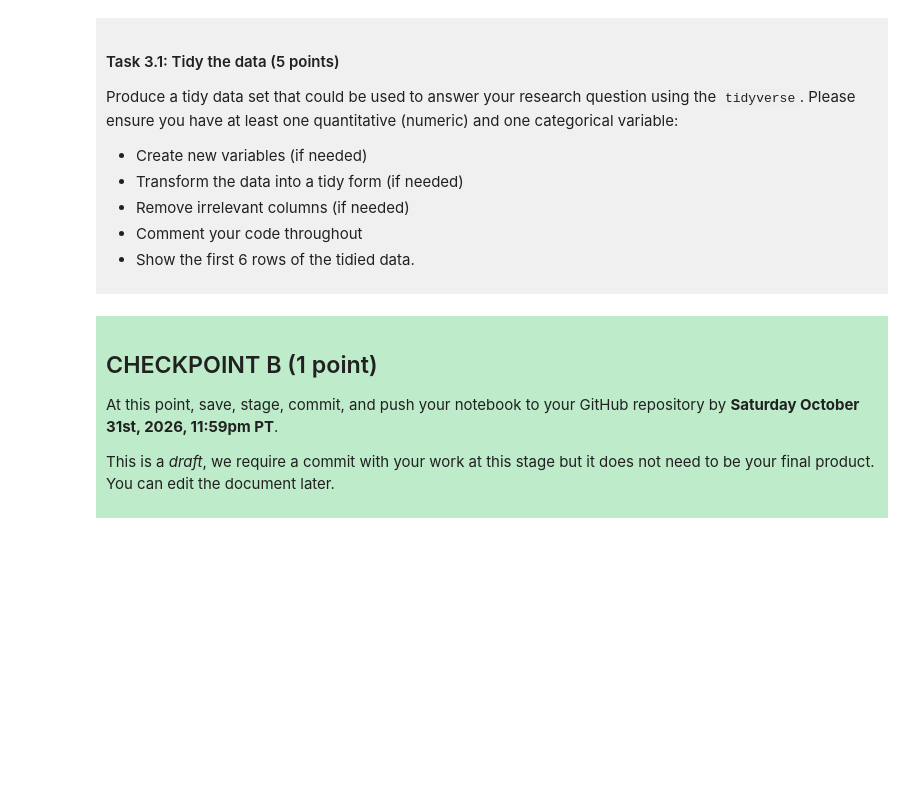
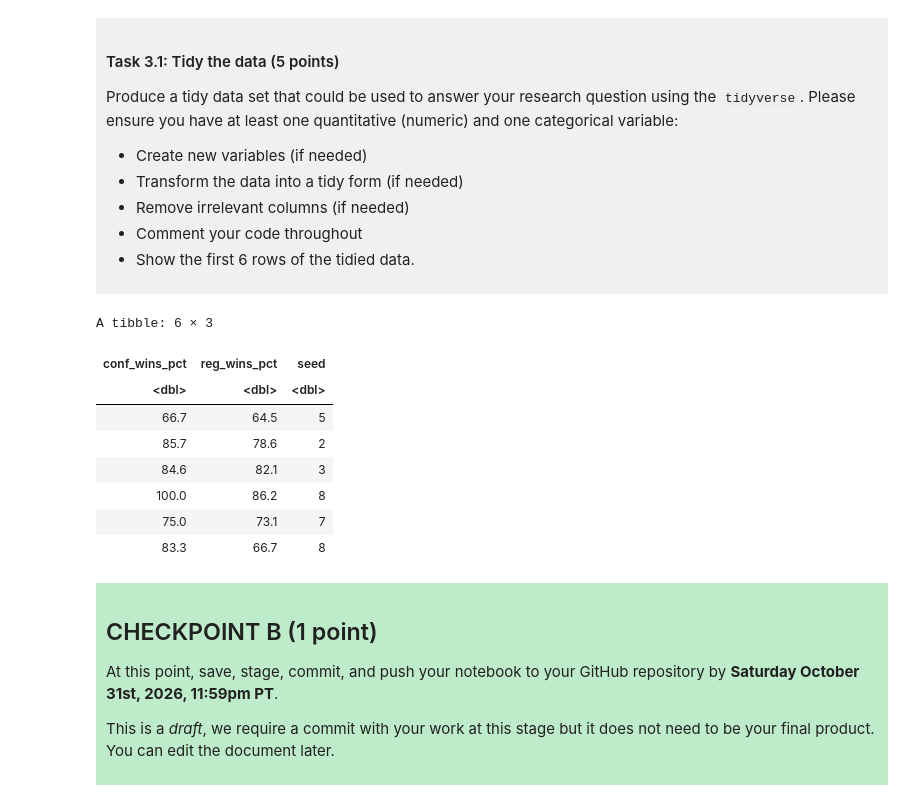
Before and after one commit to kiratomlinson07-beep/DSCI-100-Project-Kira-Tomlinson, a Jupyter notebook: dsci-100-project-notebook.ipynb, the cells around one changed output. Saved outputs shown, nothing was run; the diff lists cells and outputs as text; code cells hidden in the pictures; blank space fills up the shorter version.

```diff
--- a/dsci-100-project-notebook.ipynb
+++ b/dsci-100-project-notebook.ipynb
@@ -189,7 +212,24 @@ Produce a tidy data set that could be used to answer your research question usin
 
 </div>
 # %%
-### EDIT THIS CODE CELL ###
+library(tidyverse)
+
+tidy_bball <- basketball |>
+    select(conf_wins_pct, reg_wins_pct, seed) |> #selecting only relevent columns
+    filter(!is.na(conf_wins_pct), #removing rows where the conference win pct is NA
+           !is.na(reg_wins_pct)) #removing rows where the regional win pct is NA
+
+tidy_bball |> slice(1:6)
+# %% [output]
+A tibble: 6 × 3
+| conf_wins_pct | reg_wins_pct | seed |
+| <dbl> | <dbl> | <dbl> |
+| 66.7 | 64.5 | 5 |
+| 85.7 | 78.6 | 2 |
+| 84.6 | 82.1 | 3 |
+| 100.0 | 86.2 | 8 |
+| 75.0 | 73.1 | 7 |
+| 83.3 | 66.7 | 8 |
 # %% [markdown]
 <div style="background-color: #beebca; padding: 10px;">
 
```
Also changed, not shown: parts of 3 cells of this notebook.
